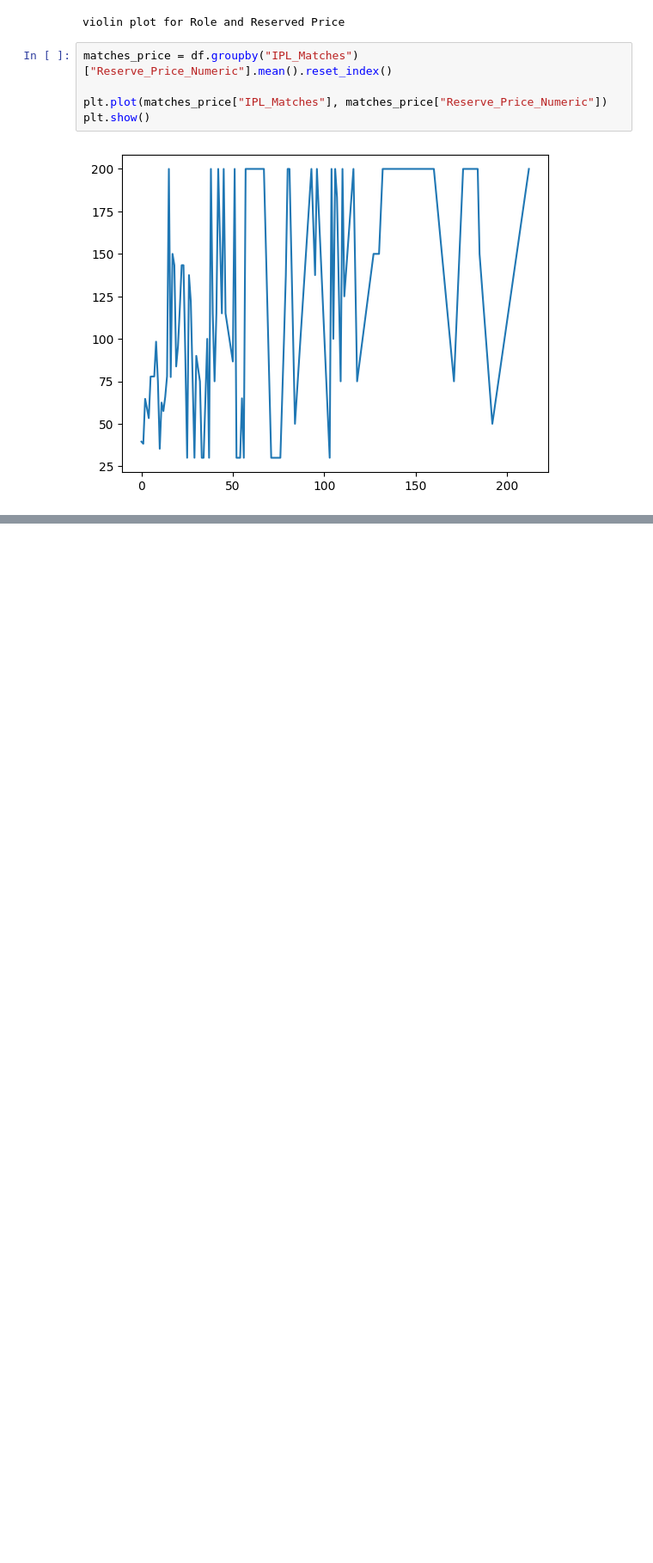
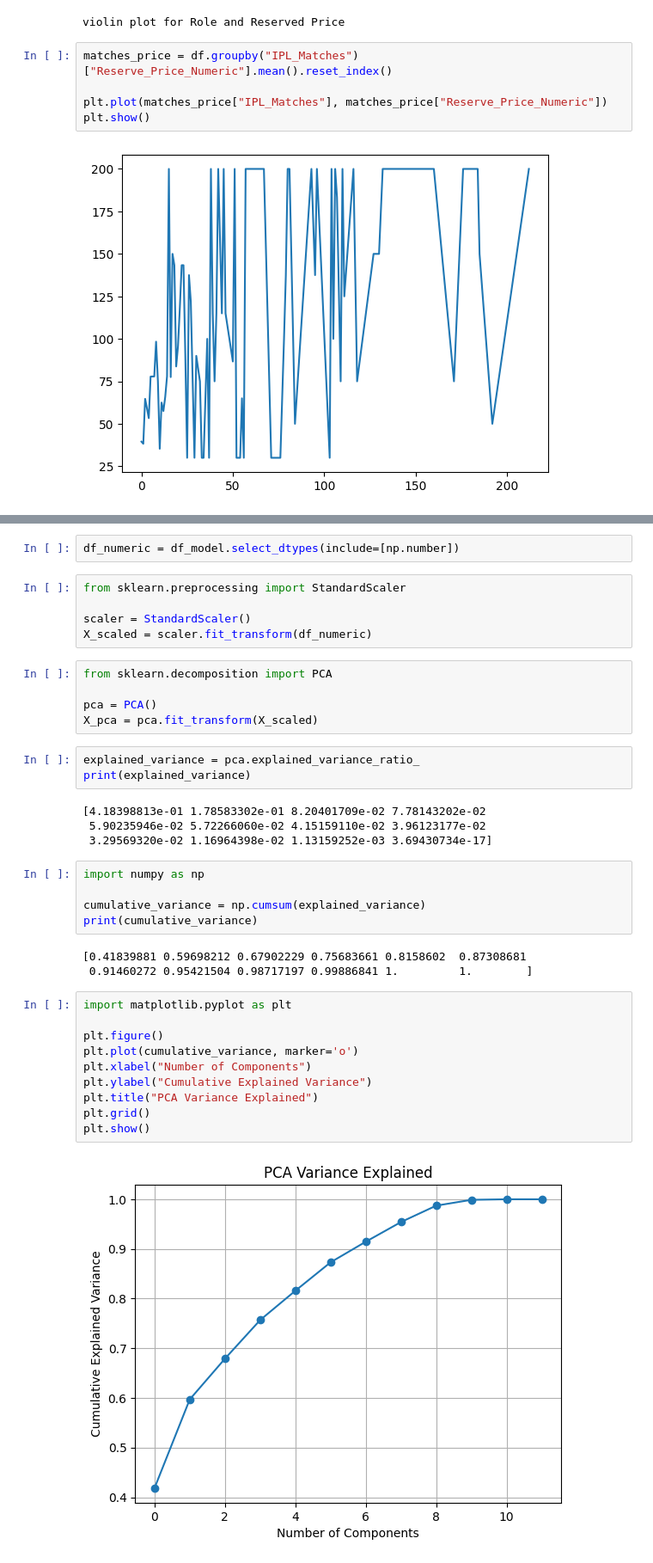
Before and after one commit to harishmk31/24ADI204_Team_1, a Jupyter notebook: Data_Viz/Data_Visualization_main.ipynb, the cells around one changed output, grey strips where cells are left out. Shown at 86% size. Cells and saved outputs as stored; diff of their text form; blank space fills up the shorter version.

```diff
--- a/Data_Viz/Data_Visualization_main.ipynb
+++ b/Data_Viz/Data_Visualization_main.ipynb
@@ -396,0 +516,39 @@ plt.show()
+# %%
+df_numeric = df_model.select_dtypes(include=[np.number])
+# %%
+from sklearn.preprocessing import StandardScaler
+
+scaler = StandardScaler()
+X_scaled = scaler.fit_transform(df_numeric)
+# %%
+from sklearn.decomposition import PCA
+
+pca = PCA()
+X_pca = pca.fit_transform(X_scaled)
+# %%
+explained_variance = pca.explained_variance_ratio_
+print(explained_variance)
+# %% [output]
+[4.18398813e-01 1.78583302e-01 8.20401709e-02 7.78143202e-02
+ 5.90235946e-02 5.72266060e-02 4.15159110e-02 3.96123177e-02
+ 3.29569320e-02 1.16964398e-02 1.13159252e-03 3.69430734e-17]
+# %%
+import numpy as np
+
+cumulative_variance = np.cumsum(explained_variance)
+print(cumulative_variance)
+# %% [output]
+[0.41839881 0.59698212 0.67902229 0.75683661 0.8158602  0.87308681
+ 0.91460272 0.95421504 0.98717197 0.99886841 1.         1.        ]
+# %%
+import matplotlib.pyplot as plt
+
+plt.figure()
+plt.plot(cumulative_variance, marker='o')
+plt.xlabel("Number of Components")
+plt.ylabel("Cumulative Explained Variance")
+plt.title("PCA Variance Explained")
+plt.grid()
+plt.show()
+# %% [output]
+[figure, added]
```
Also changed, not shown: parts of 25 cells of this notebook.
